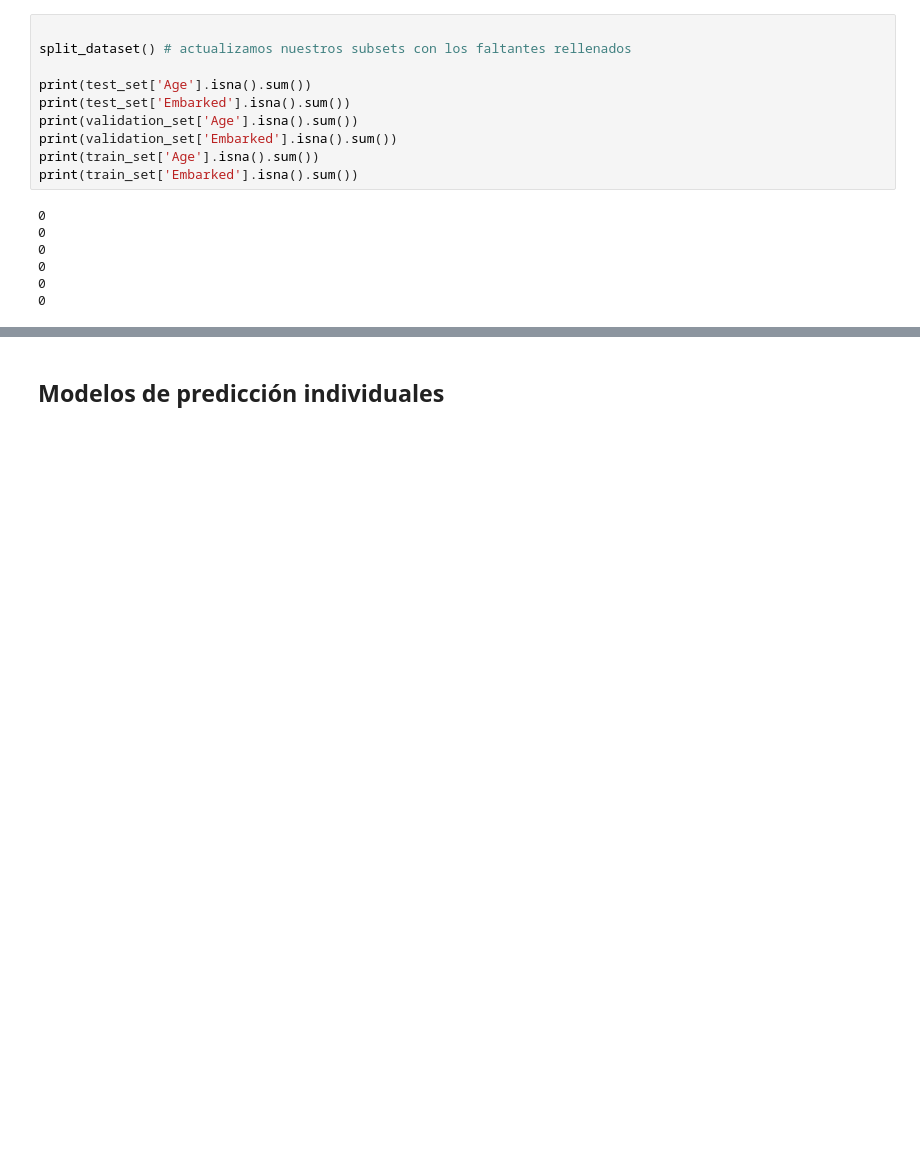
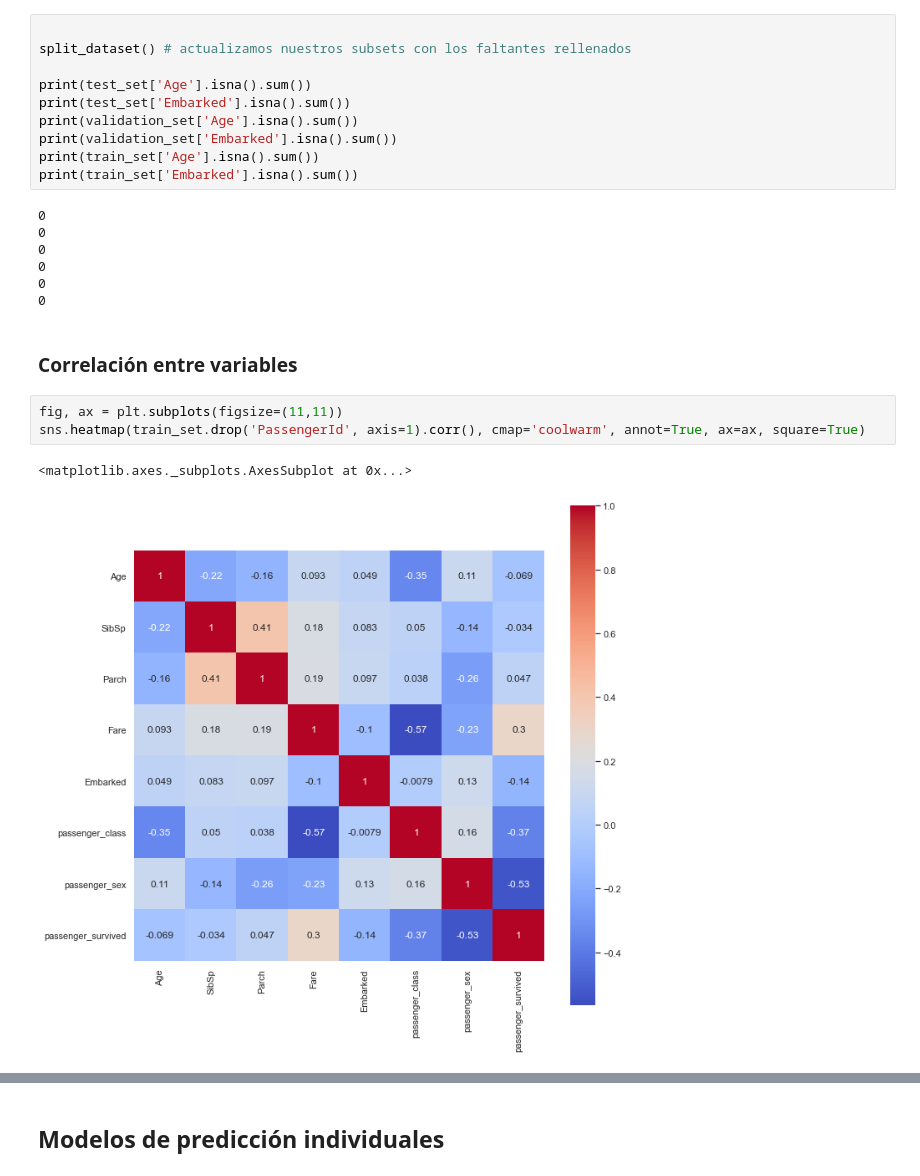
Before and after one commit to gallowstree/machine-learning-labs-2020, a Jupyter notebook: titanic-project/titanic-project.ipynb, the cells around one changed output, grey strips where cells are left out. Cells and saved outputs as stored; diff of their text form; blank space fills up the shorter version.

Commit message:
WIP análisis visual

```diff
--- a/titanic-project/titanic-project.ipynb
+++ b/titanic-project/titanic-project.ipynb
@@ -191,3 +198,11 @@ print(train_set['Embarked'].isna().sum())
 0
 0
 0
+# %% [markdown]
+### Correlación entre variables
+# %%
+fig, ax = plt.subplots(figsize=(11,11))
+sns.heatmap(train_set.drop('PassengerId', axis=1).corr(), cmap='coolwarm', annot=True, ax=ax, square=True)
+# %% [output]
+<matplotlib.axes._subplots.AxesSubplot at 0x...>
+[figure, added]
```
Also changed, not shown: parts of 16 cells of this notebook.
